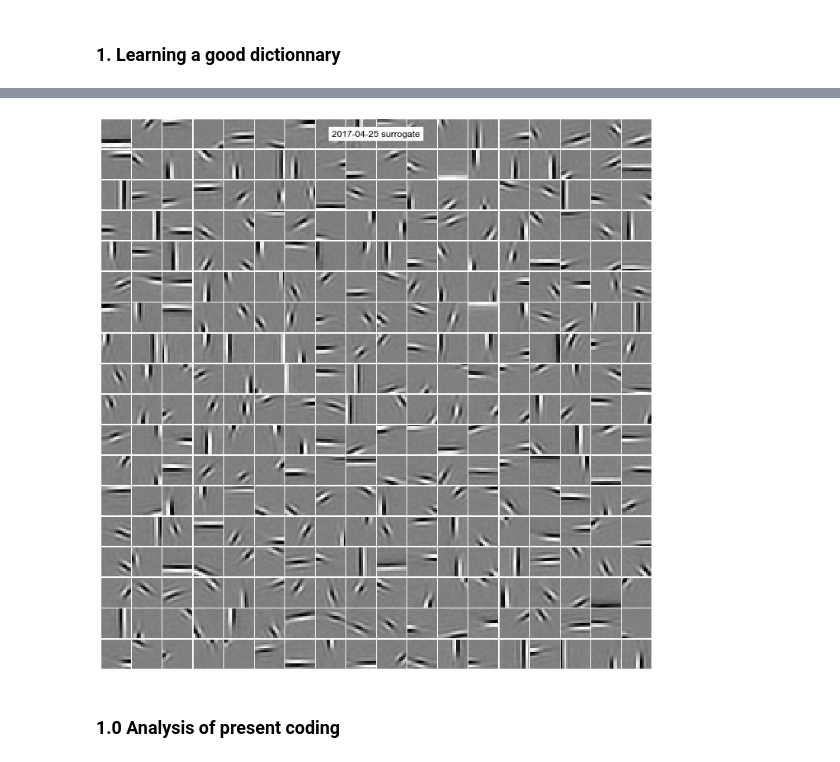
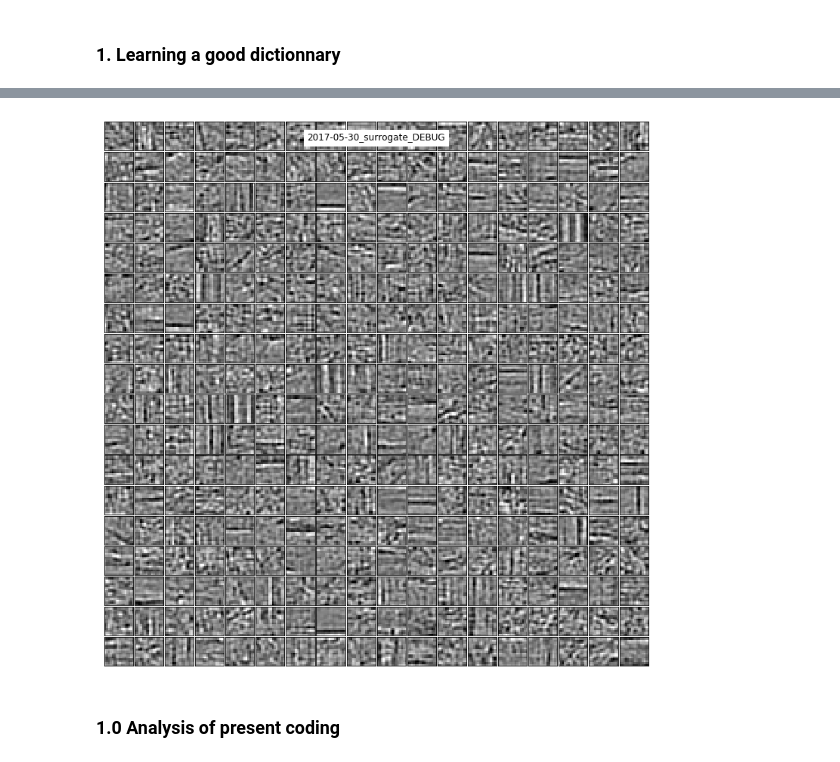
Before and after one commit to laurentperrinet/BoutinRuffierPerrinet17spars, a Jupyter notebook: probe/2 comparing MP and COMP using a Surrogate.ipynb, the cells around one changed output, grey strips where cells are left out. Drawn from its saved outputs; the diff is of its cells as text; code cells hidden in the pictures.

```diff
--- a/probe/2 comparing MP and COMP using a Surrogate.ipynb
+++ b/probe/2 comparing MP and COMP using a Surrogate.ipynb
@@ -10,26 +10,34 @@ np.set_printoptions(precision=6, suppress=True, threshold=np.inf)
 # %% [markdown]
 ### 1. Learning a good dictionnary
 # %%
+matname = '2017-05-30_surrogate'
 DEBUG_DOWNSCALE, verbose = 1, 10
+matname = '2017-05-30_surrogate_DEBUG'
+DEBUG_DOWNSCALE, verbose = 10, 10
 
 do_sym = False
 C = 5
 n_dictionary = 18**2
 nb_quant = 128
 
-downscale = 1#0
+downscale = 10
 
 N_image = 10000//downscale
+database = '../../2017-02-07_UnsupervisedLearning/database'
 l0_sparseness = 10
 N_boost=n_dictionary//2
 K_boost = 4.
 rho_coeff = .9
 do_plots = False
 i_sample = 13
+
+
+eta_homeo = .001*downscale
+n_step = 1000//downscale
 # %%
 from shl_scripts.shl_experiments import SHL
 list_figures  = ['show_dico']#, 'plot_variance',  'plot_variance_histogram',  'time_plot_prob',  'time_plot_kurt',  'time_plot_var']
-shl = SHL(n_dictionary=n_dictionary, DEBUG_DOWNSCALE=DEBUG_DOWNSCALE, verbose=verbose, C=C, do_sym=do_sym, nb_quant=nb_quant)
-data = shl.get_data()
-dico = shl.learn_dico(data=data, matname='2017-04-25 surrogate', list_figures=list_figures)
+shl = SHL(n_dictionary=n_dictionary, database=database, DEBUG_DOWNSCALE=DEBUG_DOWNSCALE, verbose=verbose, C=C, do_sym=do_sym, nb_quant=nb_quant)
+data = shl.get_data(matname=matname)
+dico = shl.learn_dico(matname=matname, list_figures=list_figures)
 # %% [output]
@@ -39,4 +59,4 @@ Coding data with algorithm  mp done in 48856.50s.
-[figure, old version]
+[figure, new version]
 # %% [markdown]
 ### 1.0 Analysis of present coding
 # %% [raw]
```
Also changed, not shown: parts of 17 cells of this notebook, 6 other files.
